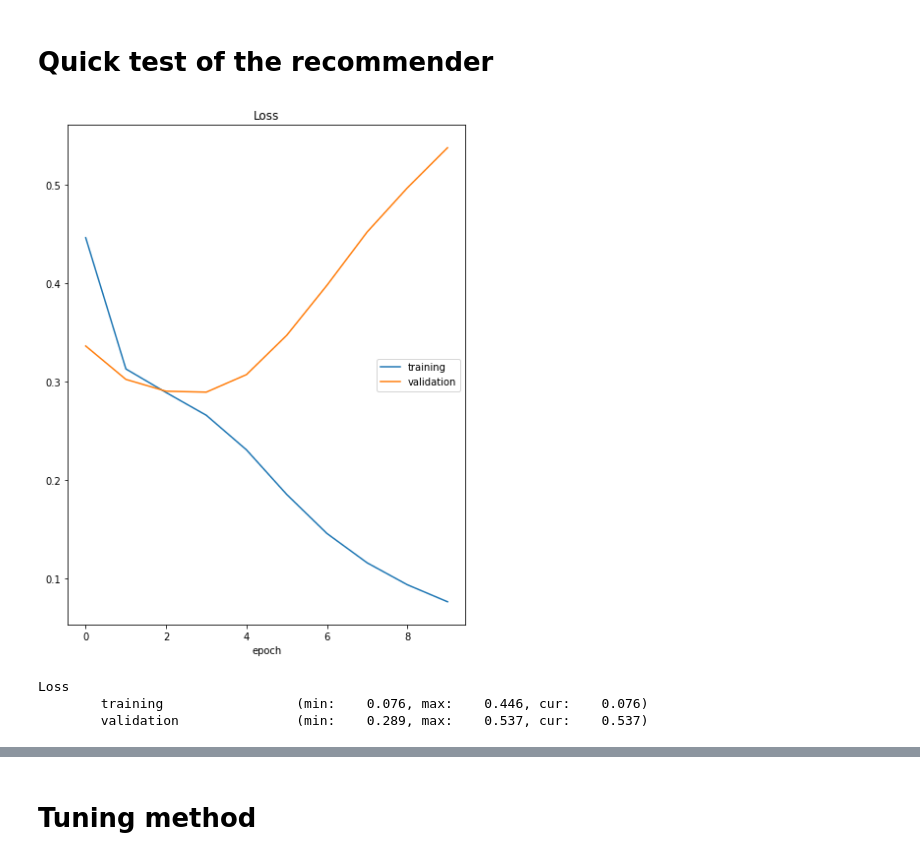
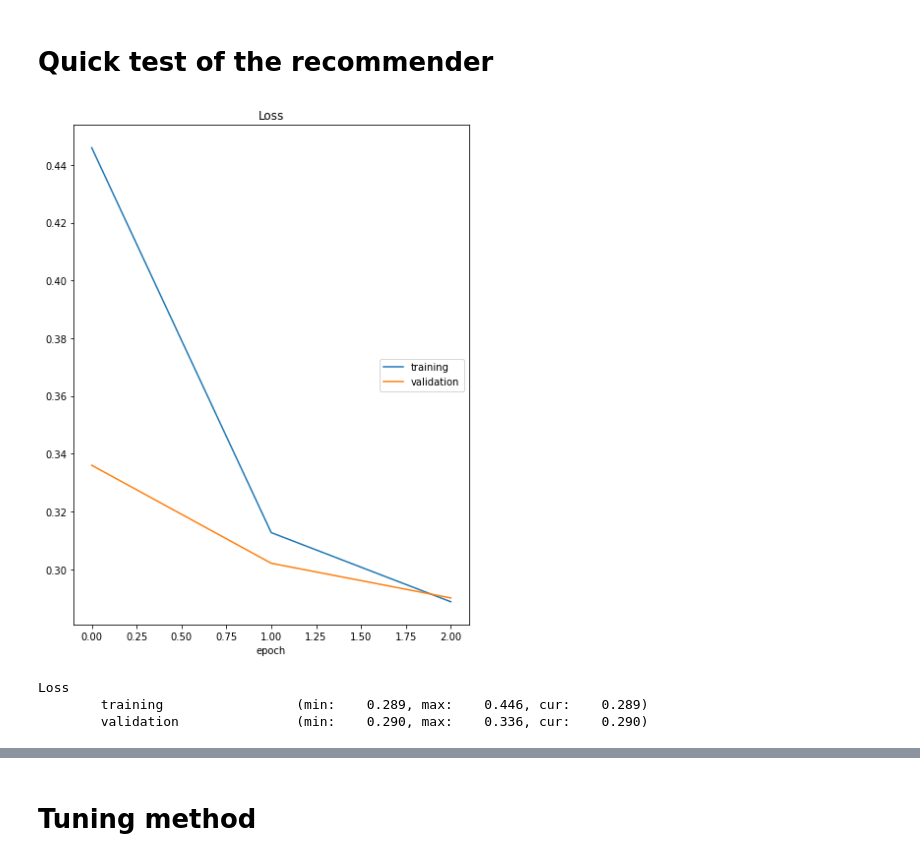
Before and after one commit to C7A7A/hotel-recommender-neural-network, a Jupyter notebook: project_2_recommender_and_evaluation.ipynb, the cells around one changed output, grey strips where cells are left out. Saved outputs shown, nothing was run; the diff lists cells and outputs as text; code cells hidden in the pictures.

```diff
--- a/project_2_recommender_and_evaluation.ipynb
+++ b/project_2_recommender_and_evaluation.ipynb
@@ -1087,13 +741,13 @@ class HybridNNRecommender(Recommender):
 items_df = interactions_df.loc[:, ['item_id'] + base_item_features].drop_duplicates()
 # %%
 # Fit method
-nn_recommender = NNRecommender(model_to_use="NeuMFModel")
+nn_recommender = NNRecommender(model_to_use="NeuMFModel", n_epochs=3)
 nn_recommender.fit(interactions_df, None, None)
 # %% [output]
-[figure, old version]
+[figure, new version]
 Loss
-        training                 (min:    0.076, max:    0.446, cur:    0.076)
-        validation               (min:    0.289, max:    0.537, cur:    0.537)
+        training                 (min:    0.289, max:    0.446, cur:    0.289)
+        validation               (min:    0.290, max:    0.336, cur:    0.290)
 # %%
 # Recommender method
 
```
Also changed, not shown: parts of 27 cells of this notebook, 3 other files.
